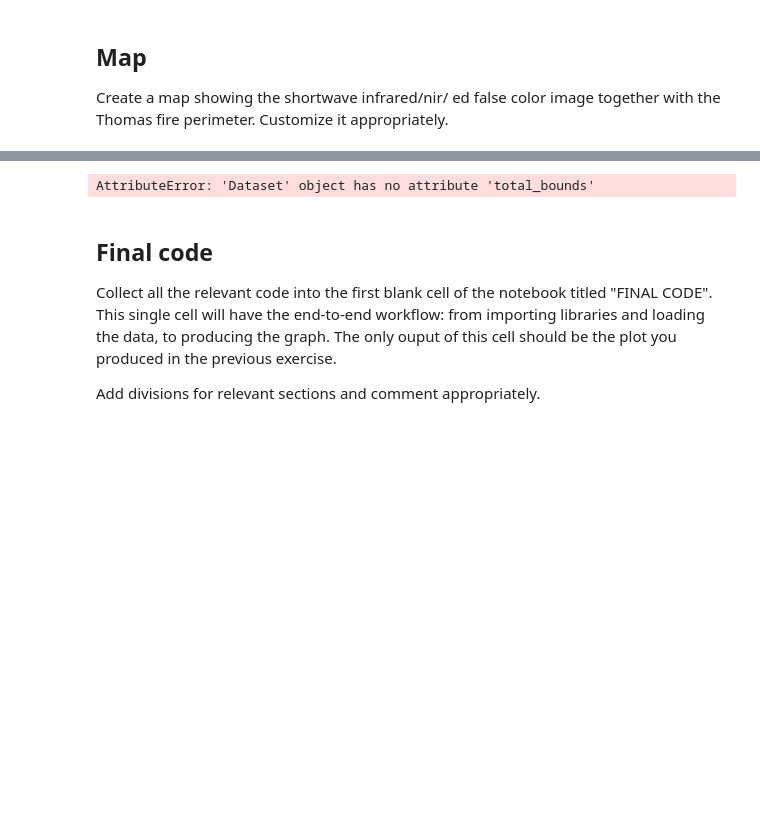
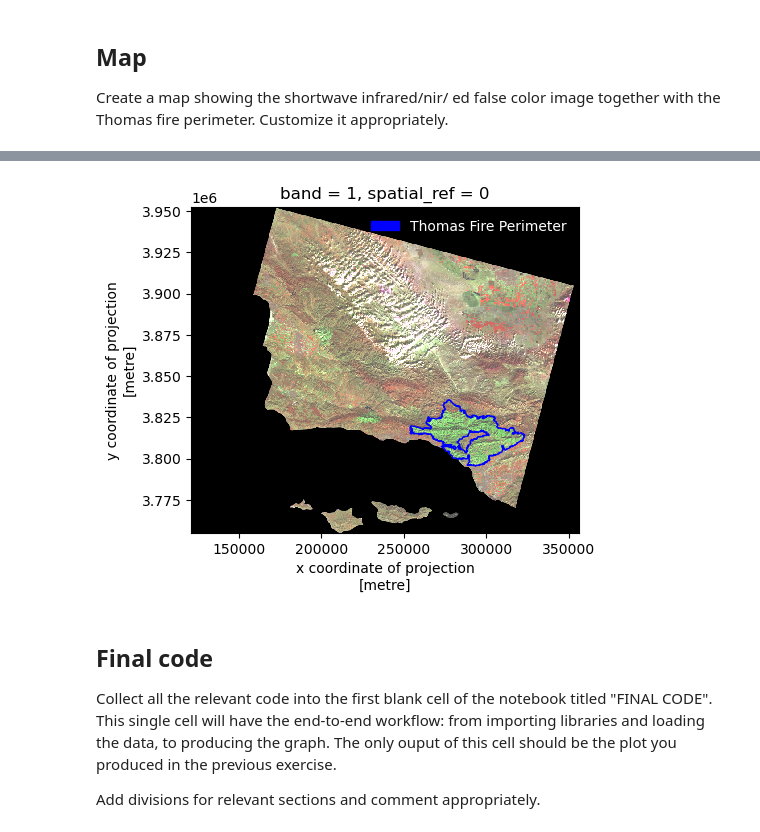
Before and after one commit to floraham/eds220-hwk-4, a Jupyter notebook: hwk4-task2-false-color.ipynb, the cells around one changed output, grey strips where cells are left out. Saved outputs shown, nothing was run; the diff lists cells and outputs as text; code cells hidden in the pictures; blank space fills up the shorter version.

```diff
--- a/hwk4-task2-false-color.ipynb
+++ b/hwk4-task2-false-color.ipynb
@@ -151,9 +172,10 @@ Without creating any new variables:
 
 Create a false color image by plotting the short-wave infrared (swir22), near-infrared, and red variables (in that order).
 # %%
-# your code here
+# creating the false color image and plotting it to see results
+fc = landsat[['nir08', 'swir22', 'red']]
 
-fc = dataset1[['nir08', 'swir22', 'red']]
+#show
 fc.to_array().plot.imshow(robust = True)
 # %% [output]
 <matplotlib.image.AxesImage at 0x...>
@@ -189,3 +213,6 @@ ca_fire.set_index('index').reset_index()
 
 Create a map showing the shortwave infrared/nir/ ed false color image together with the Thomas fire perimeter.
 Customize it appropriately.
+# %%
+#select the row with fire_name of THOMAS, because we want the Thomas fire.
+thomas_shp = ca_fire[ca_fire['fire_name'] == 'THOMAS']
@@ -192,34 +226,23 @@ Customize it appropriately.
 # %%
-# your code here
+##--------------PLOT---------------##
+fig, ax = plt.subplots(figsize = (5,5))
 
+fc.to_array().plot.imshow(robust = True, ax=ax)
+thomas_shp.plot(ax = ax, color="none",  edgecolor="blue")
 
-# this is how you'd open the raster dataset if you have one
-#tiff = rasterio.open('example.tif')
-#tiff_extent = [tiff.bounds[0], tiff.bounds[2], tiff.bounds[1], tiff.bounds[3]]
+# use mpatches.Patch to update labels & legend
+thomas_fire_border_patch = mpatches.Patch(color='blue', # change color to blue
+                          label='Thomas Fire Perimeter') # update label
+## add a legend
+ax.legend(handles = [thomas_fire_border_patch],
+          frameon=False, # don't inlcude legend frame
+          loc = "upper right", # adjusting location of legend
+          labelcolor = "white") # adjust text visibility
 
-# i am making this array up
-tiff_band_1 = np.random.randint(0, 10, size=(65, 64))
-tiff_extent = fc.total_bounds()
-
-shapefile = gpd.read_file(gpd.datasets.get_path('naturalearth_lowres'))
-shapefile = shapefile.to_crs('epsg:3035')
-shapefile = shapefile[shapefile.name == 'Germany']
-
-f, ax = plt.subplots()
-
-# plot DEM
-rasterplot.show(
-    tiff_band_1,  # use tiff.read(1) with your data
-    extent=tiff_extent,
-    ax=ax,
-
-)
-# plot shapefiles
-shapefile.plot(ax=ax, facecolor='w', edgecolor='k')
-plt.savefig('test.jpg')
+# displaying plot
 plt.show()
 # %% [output]
-AttributeError: 'Dataset' object has no attribute 'total_bounds'
+[figure, added]
 # %% [markdown]
 ## Final code
 
```
Also changed, not shown: parts of 13 cells of this notebook, 1 other file.
